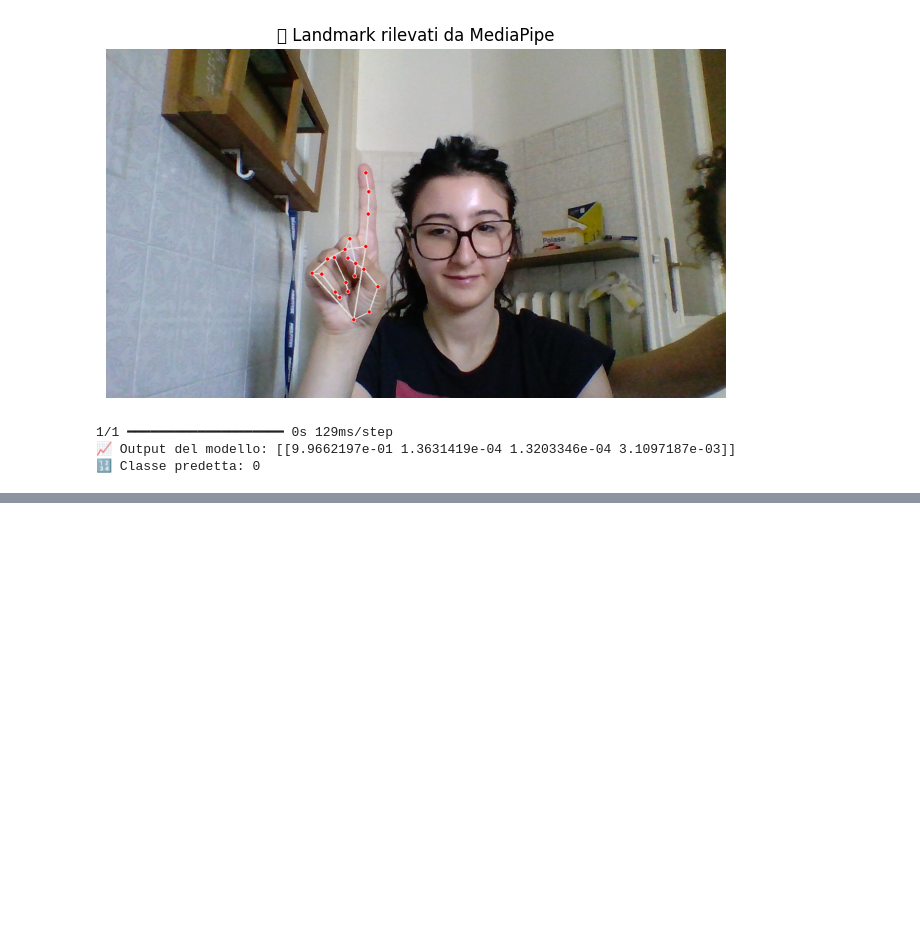
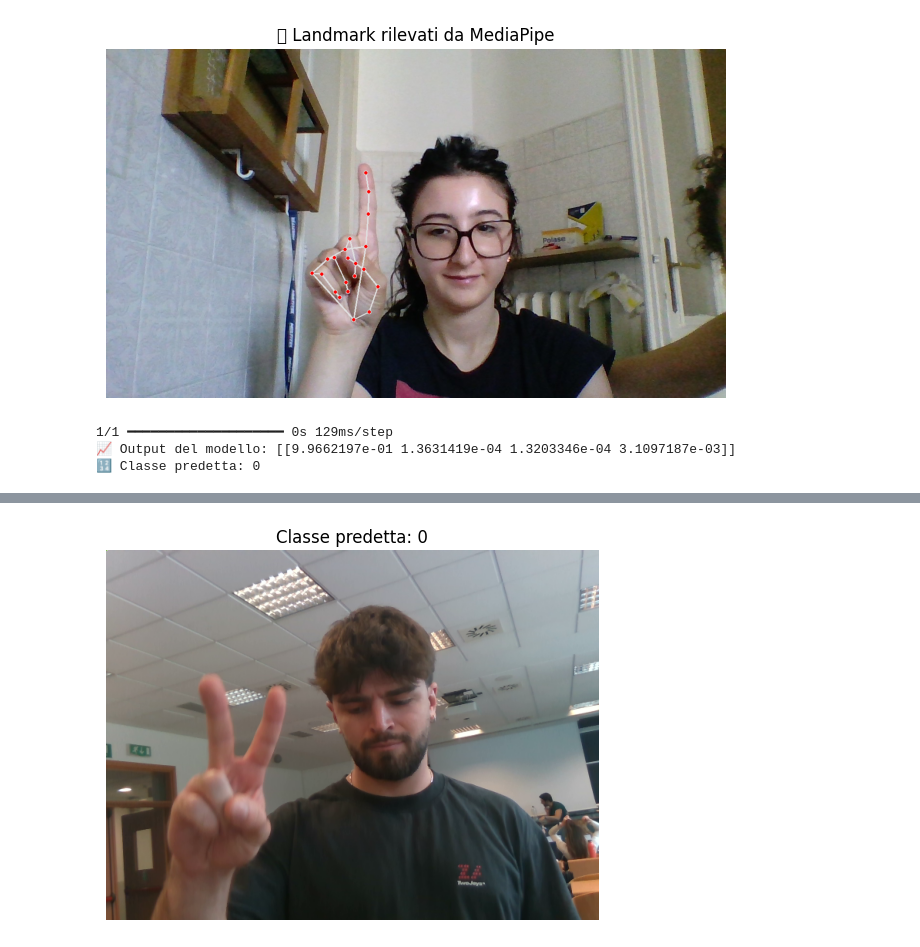
Before and after one commit to Cloud2602/gesture_recognition, a Jupyter notebook: gesture_recognition_3D.ipynb, the cells around one changed output, grey strips where cells are left out. Saved outputs shown, nothing was run; the diff lists cells and outputs as text; code cells hidden in the pictures; blank space fills up the shorter version.

```diff
--- a/gesture_recognition_3D.ipynb
+++ b/gesture_recognition_3D.ipynb
@@ -36,7 +36,7 @@ import csv
 DATASET_DIR = "/content/dataset_hands/dataset-hands/3"
 output_csv = "3.csv"
 output_npy = "3.npy"
-radius = 4  # per la media attorno al punto depth
+radius = 40  # per la media attorno al punto depth
 
 # --- Funzione per profondità valida ---
 def get_valid_depth_avg(depth_map, x, y, radius=40):
@@ -834,0 +662,79 @@ pipeline.stop()
+# %%
+import cv2
+import numpy as np
+import mediapipe as mp
+from tensorflow.keras.models import load_model
+
+# === CONFIG ===
+model_path = "best_model.h5"
+image_path = "/content/dataset_hands/dataset-hands/2/23_Color.png"
+depth_path = "/content/dataset_hands/dataset-hands/2/23_Depth.raw"
+depth_shape = (480, 640)  # corretto: (altezza, larghezza)
+depth_dtype = np.uint16
+depth_scale = 0.0001  # 1 unità = 0.1 mm
+radius = 40  # come nel training
+
+# === Funzione coerente con il training ===
+def get_valid_depth_avg(depth_map, x, y, radius=40):
+    h, w = depth_map.shape
+    values = []
+    for dy in range(-radius, radius + 1):
+        for dx in range(-radius, radius + 1):
+            ny, nx = y + dy, x + dx
+            if 0 <= ny < h and 0 <= nx < w:
+                d = depth_map[ny, nx]
+                if d > 0:
+                    values.append(d)
+    return np.mean(values) if values else 0.0
+
+# === 1. Carica immagine e depth ===
+color_image = cv2.imread(image_path)
+depth_image = np.fromfile(depth_path, dtype=depth_dtype).reshape(depth_shape)
+h, w, _ = color_image.shape
+
+# === 2. Mediapipe ===
+mp_hands = mp.solutions.hands
+hands = mp_hands.Hands(static_image_mode=True, max_num_hands=2)
+rgb_image = cv2.cvtColor(color_image, cv2.COLOR_BGR2RGB)
+result = hands.process(rgb_image)
+
+if not result.multi_hand_landmarks:
+    print("❌ Nessuna mano rilevata.")
+    exit()
+
+def get_landmark_xyz(landmarks, depth_img, h, w):
+    xyz = []
+    for lm in landmarks.landmark:
+        x_px = int(lm.x * w)
+        y_px = int(lm.y * h)
+        if 0 <= x_px < w and 0 <= y_px < h:
+            z = get_valid_depth_avg(depth_img, x_px, y_px, radius=radius) * depth_scale
+        else:
+            z = 0.0
+        xyz.extend([lm.x, lm.y, z])
+    return np.array(xyz)
+
+# === 3. Estrai landmark (max 2 mani) ===
+first_hand_xyz = get_landmark_xyz(result.multi_hand_landmarks[0], depth_image, h, w)
+
+if len(result.multi_hand_landmarks) > 1:
+    second_hand_xyz = get_landmark_xyz(result.multi_hand_landmarks[1], depth_image, h, w)
+else:
+    second_hand_xyz = np.zeros_like(first_hand_xyz)
+
+input_vector = np.concatenate([first_hand_xyz, second_hand_xyz]).reshape(1, -1)
+
+# === 4. Carica modello e predici ===
+model = load_model(model_path)
+prediction = model.predict(input_vector)
+predicted_class = np.argmax(prediction)
+
+print(f"✅ Predizione: Classe {predicted_class} (softmax: {prediction[0]})")
+
+# === 5. Visualizza ===
+import matplotlib.pyplot as plt
+plt.imshow(cv2.cvtColor(color_image, cv2.COLOR_BGR2RGB))
+plt.title(f"Classe predetta: {predicted_class}")
+plt.axis('off')
+plt.show()
+# %% [output]
@@ -834,0 +744 @@ pipeline.stop()
+[figure, added]
```
Also changed, not shown: parts of 8 cells of this notebook.
